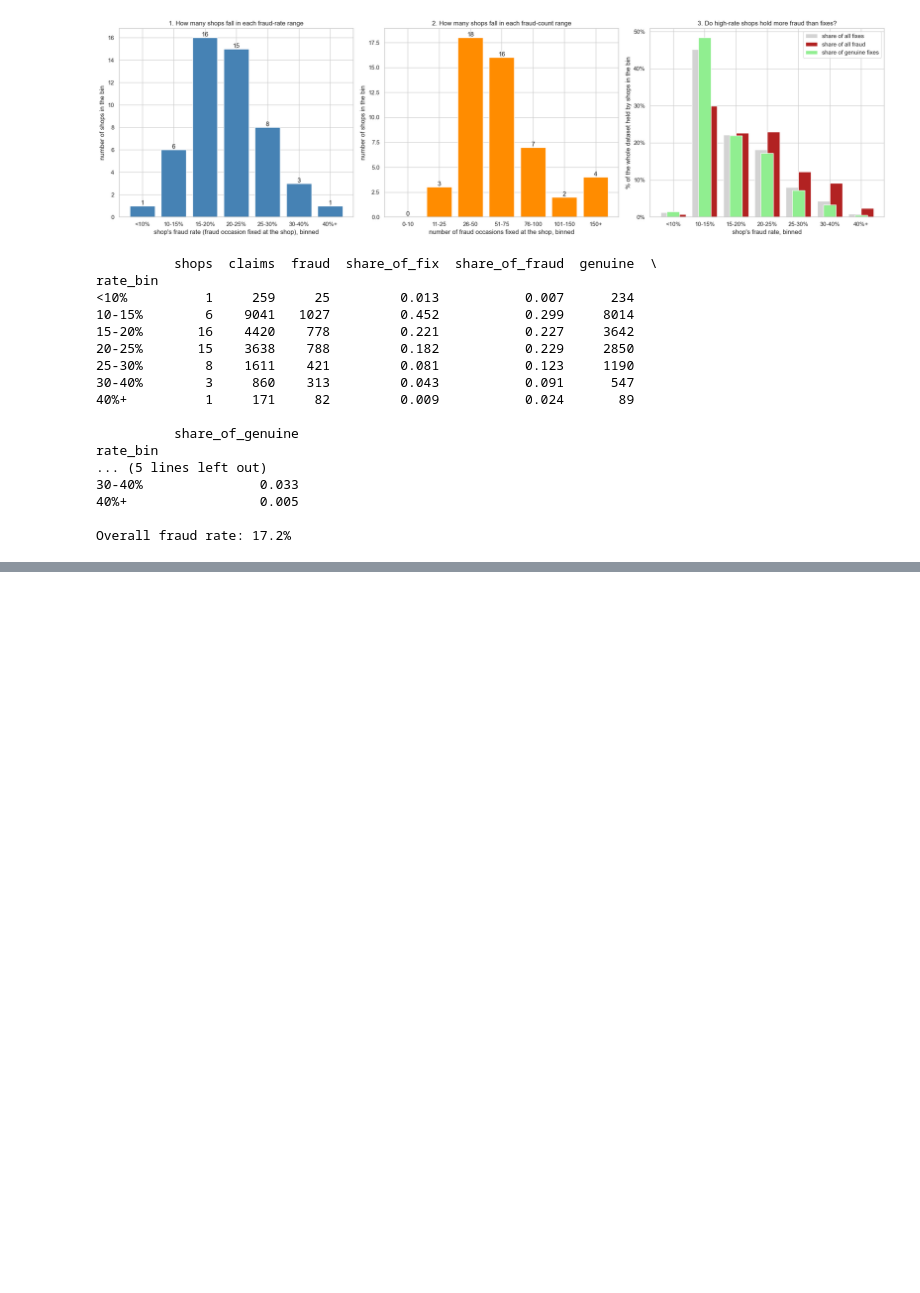
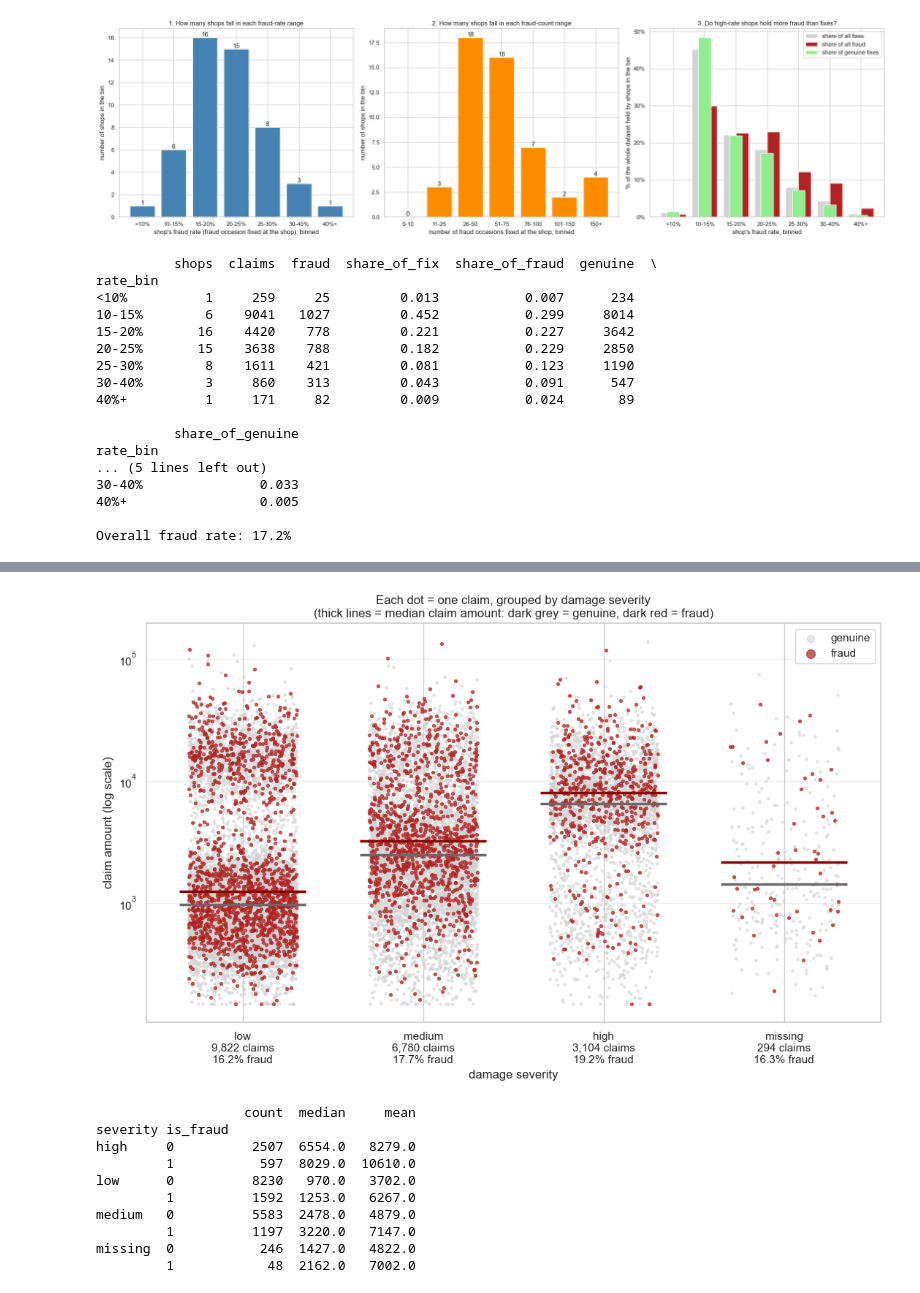
Before and after one commit to AllyJT/eda202602, a Jupyter notebook: Investigate.ipynb, the cells around one changed output, grey strips where cells are left out. Drawn from its saved outputs; the diff is of its cells as text; code cells hidden in the pictures; blank space fills up the shorter version.

```diff
--- a/Investigate.ipynb
+++ b/Investigate.ipynb
@@ -316,0 +457,58 @@ Overall fraud rate: 17.2%
+# %%
+import numpy as np
+import pandas as pd
+import matplotlib.pyplot as plt
+
+target = "is_fraud"
+d = df.copy()
+d["severity"] = d["damage_severity"].fillna("missing").str.lower()
+
+sev_order = ["low", "medium", "high", "missing"]
+xpos = {s: i for i, s in enumerate(sev_order)}
+
+rng = np.random.default_rng(42)
+d["x"] = d["severity"].map(xpos) + rng.uniform(-0.3, 0.3, len(d))   # jitter so dots don't stack
+
+gen = d[d[target] == 0]
+fra = d[d[target] == 1]
+
+fig, ax = plt.subplots(figsize=(11, 7))
+
+# genuine first (background), fraud on top so it isn't hidden
+ax.scatter(gen["x"], gen["claim_amount"], s=6, color="lightgray", alpha=0.5, label="genuine")
+ax.scatter(fra["x"], fra["claim_amount"], s=8, color="firebrick", alpha=0.7, label="fraud")
+
+# median claim amount per severity and class
+for sev in sev_order:
+    for cls, col in [(0, "dimgray"), (1, "darkred")]:
+        med = d[(d["severity"] == sev) & (d[target] == cls)]["claim_amount"].median()
+        i = xpos[sev]
+        ax.hlines(med, i - 0.35, i + 0.35, color=col, linewidth=2.5, zorder=4)
+
+ax.set_yscale("log")
+ax.set_xticks(range(len(sev_order)))
+ax.set_xticklabels([f"{s}\n{(d['severity'] == s).sum():,} claims\n{d.loc[d['severity'] == s, target].mean():.1%} fraud"
+                    for s in sev_order])
+ax.set_xlabel("damage severity")
+ax.set_ylabel("claim amount (log scale)")
+ax.set_title("Each dot = one claim, grouped by damage severity\n(thick lines = median claim amount: dark grey = genuine, dark red = fraud)")
+ax.grid(axis="y", alpha=0.3)
+ax.legend(markerscale=3)
+plt.tight_layout()
+plt.show()
+
+# Numbers behind the plot
+print(d.groupby(["severity", target])["claim_amount"]
+        .agg(["count", "median", "mean"]).round(0))
+# %% [output]
+[figure, added]
+                   count  median     mean
+severity is_fraud
+high     0          2507  6554.0   8279.0
+         1           597  8029.0  10610.0
+low      0          8230   970.0   3702.0
+         1          1592  1253.0   6267.0
+medium   0          5583  2478.0   4879.0
+         1          1197  3220.0   7147.0
+missing  0           246  1427.0   4822.0
+         1            48  2162.0   7002.0
```
Also changed, not shown: parts of 3 cells of this notebook, 1 other file.
